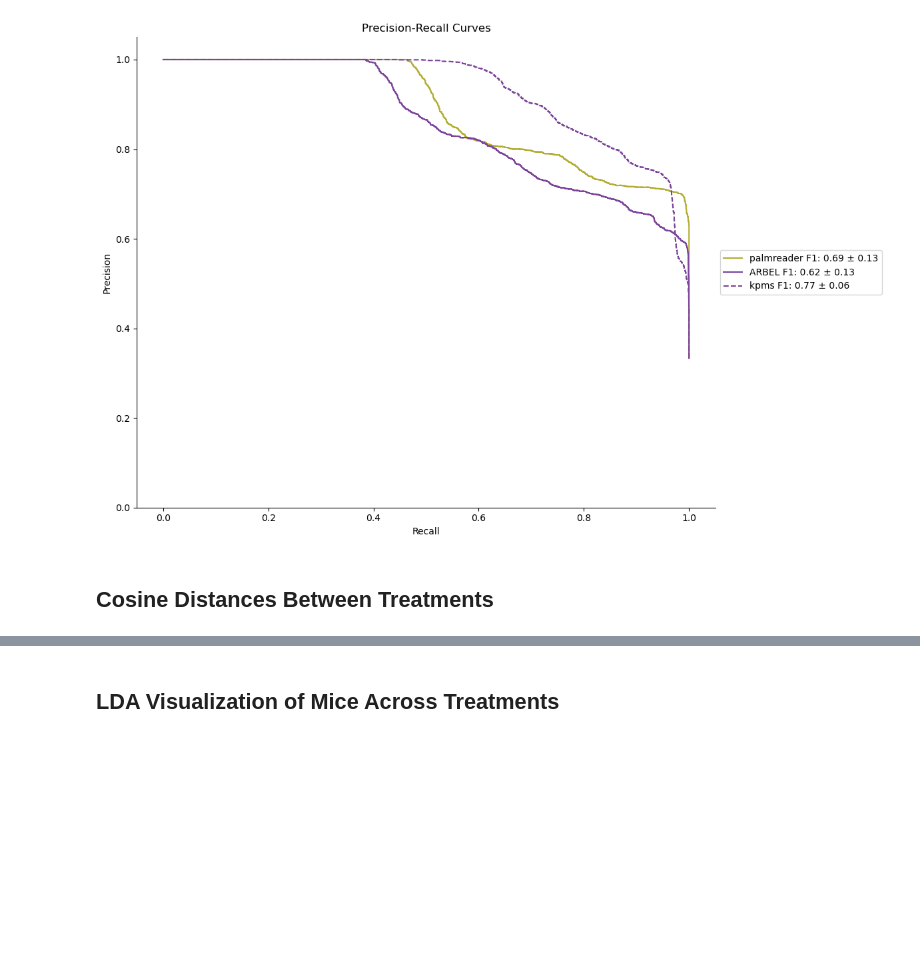
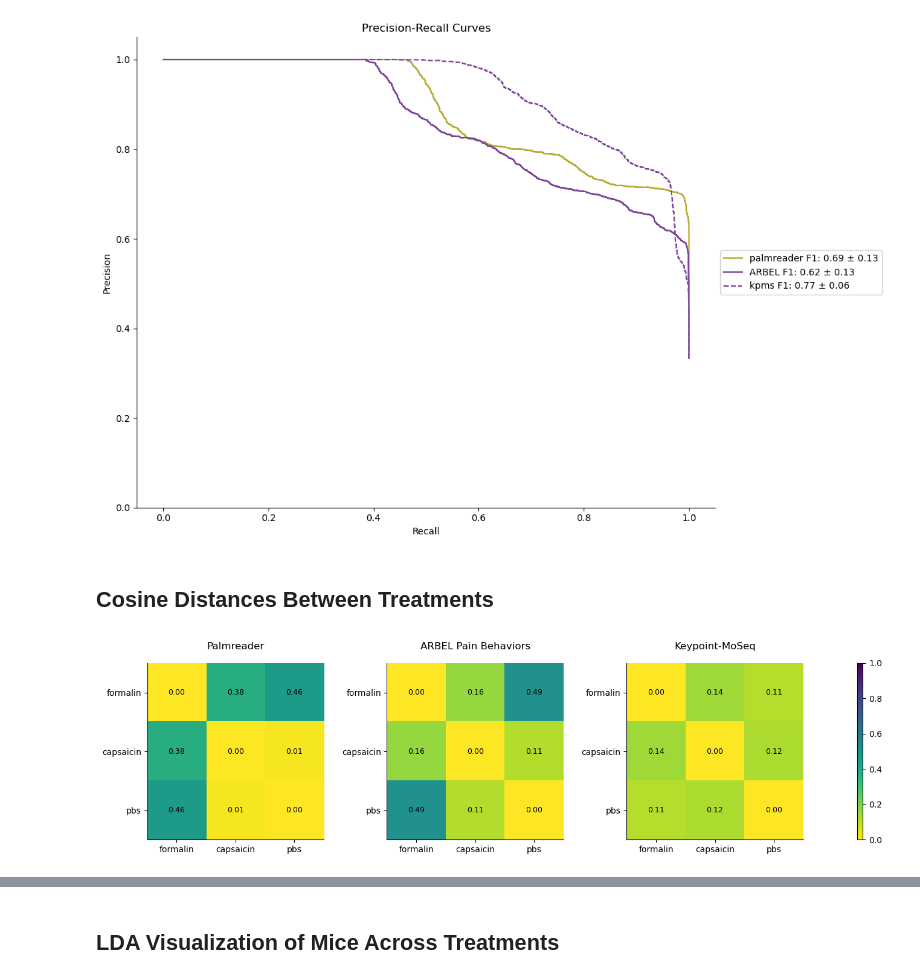
Before and after one commit to amorsi1/Pain_ML, a Jupyter notebook: notebooks/pain_ML.ipynb, the cells around one changed output, grey strips where cells are left out. Drawn from its saved outputs; the diff is of its cells as text; code cells hidden in the pictures; blank space fills up the shorter version.

```diff
--- a/notebooks/pain_ML.ipynb
+++ b/notebooks/pain_ML.ipynb
@@ -232,11 +232,22 @@ def sim_matrix_of_avgs(data,labels):
     return cosine(means)
 
 def show_cosine(data):
-    return imshow(sim_matrix_of_avgs(data, fingerprint_labels['deg']),
-                  cmap='viridis_r',
-                  clim=(0,1.0),
-                  interpolation=None); axis('square')
+    sim_matrix = sim_matrix_of_avgs(data, fingerprint_labels['deg'])
+    im = imshow(sim_matrix,
+              cmap='viridis_r',
+              clim=(0,1.0),
+              interpolation=None)
 
+    # Add text annotations with the values, but with better formatting
+    for i in range(sim_matrix.shape[0]):
+        for j in range(sim_matrix.shape[1]):
+            text(j, i, f'{sim_matrix[i, j]:.2f}',
+                 ha='center', va='center',
+                 color='white' if sim_matrix[i, j] > 0.5 else 'black',
+                 fontsize=9)  # Smaller font size
+
+    axis('square')
+    return im
 
 short_name_map = OrderedDict([
     ('formalin','formalin'),
@@ -244,6 +255,86 @@ short_name_map = OrderedDict([
     ('pbs','pbs'),
 ])
 short_names = [short_name_map[u] for u in unique_labels]
+# %%
+# Create a new figure with adjusted spacing
+figure(figsize=(15, 4.5))
+# Create a grid with better spacing
+gs = GridSpec(1, 4, width_ratios=[10, 10, 10, 0.3], wspace=0.3)
+
+# Modify show_cosine function to accept an axis parameter
+def show_cosine(data, ax):
+    sim_matrix = sim_matrix_of_avgs(data, fingerprint_labels['deg'])
+
+    # Create the heatmap on the provided axis
+    im = ax.imshow(sim_matrix,
+              cmap='viridis_r',
+              clim=(0,1.0),
+              interpolation=None)
+
+    # Add text annotations
+    for i in range(sim_matrix.shape[0]):
+        for j in range(sim_matrix.shape[1]):
+            ax.text(j, i, f'{sim_matrix[i, j]:.2f}',
+                 ha='center', va='center',
+                 color='white' if sim_matrix[i, j] > 0.5 else 'black',
+                 fontsize=9)
+
+    # We will control aspect separately - don't use axis('square')
+    ax.set_aspect('equal')
+
+    return im
+
+# First plot
+ax1 = subplot(gs[0])
+cax = show_cosine(fingerprints['palmreader'], ax1)
+ax1.set_title('Palmreader', y=1.05)
+ax1.set_xticks(range(len(short_names)))
+ax1.set_xticklabels(short_names, rotation=90)
+ax1.set_yticks(range(len(short_names)))
+ax1.set_yticklabels(short_names)
+# Only remove top and right spines, keep left and bottom
+ax1.spines['top'].set_visible(False)
+ax1.spines['right'].set_visible(False)
+# Position the left spine at the data area boundary
+ax1.spines['left'].set_position(('outward', 0))
+ax1.spines['bottom'].set_position(('outward', 0))
+
+# Second plot
+ax2 = subplot(gs[1])
+show_cosine(fingerprints['ARBEL'], ax2)
+ax2.set_title('ARBEL Pain Behaviors', y=1.05)
+ax2.set_xticks(range(len(short_names)))
+ax2.set_xticklabels(short_names, rotation=90)
+ax2.set_yticks(range(len(short_names)))
+ax2.set_yticklabels(short_names)
+ax2.spines['top'].set_visible(False)
+ax2.spines['right'].set_visible(False)
+ax2.spines['left'].set_position(('outward', 0))
+ax2.spines['bottom'].set_position(('outward', 0))
+
+# Third plot
+ax3 = subplot(gs[2])
+show_cosine(fingerprints['kpms'], ax3)
+ax3.set_title('Keypoint-MoSeq', y=1.05)
+ax3.set_xticks(range(len(short_names)))
+ax3.set_xticklabels(short_names, rotation=90)
+ax3.set_yticks(range(len(short_names)))
+ax3.set_yticklabels(short_names)
+ax3.spines['top'].set_visible(False)
+ax3.spines['right'].set_visible(False)
+ax3.spines['left'].set_position(('outward', 0))
+ax3.spines['bottom'].set_position(('outward', 0))
+
+# Colorbar
+ax4 = subplot(gs[3])
+colorbar(cax, cax=ax4)
+
+# More space on the left
+plt.subplots_adjust(left=0.15, right=0.95, top=0.85, bottom=0.2)
+
+plt.savefig(os.path.join(fig_path, f'3_item_confusion_{now}.png'))
+# %% [output]
+[figure, added]
 # %%
 figure(figsize=(15,4))
 gs = GridSpec(1,4, width_ratios=[10,10,10,0.3])
```
Also changed, not shown: parts of 1 cell of this notebook, 3 other files.
